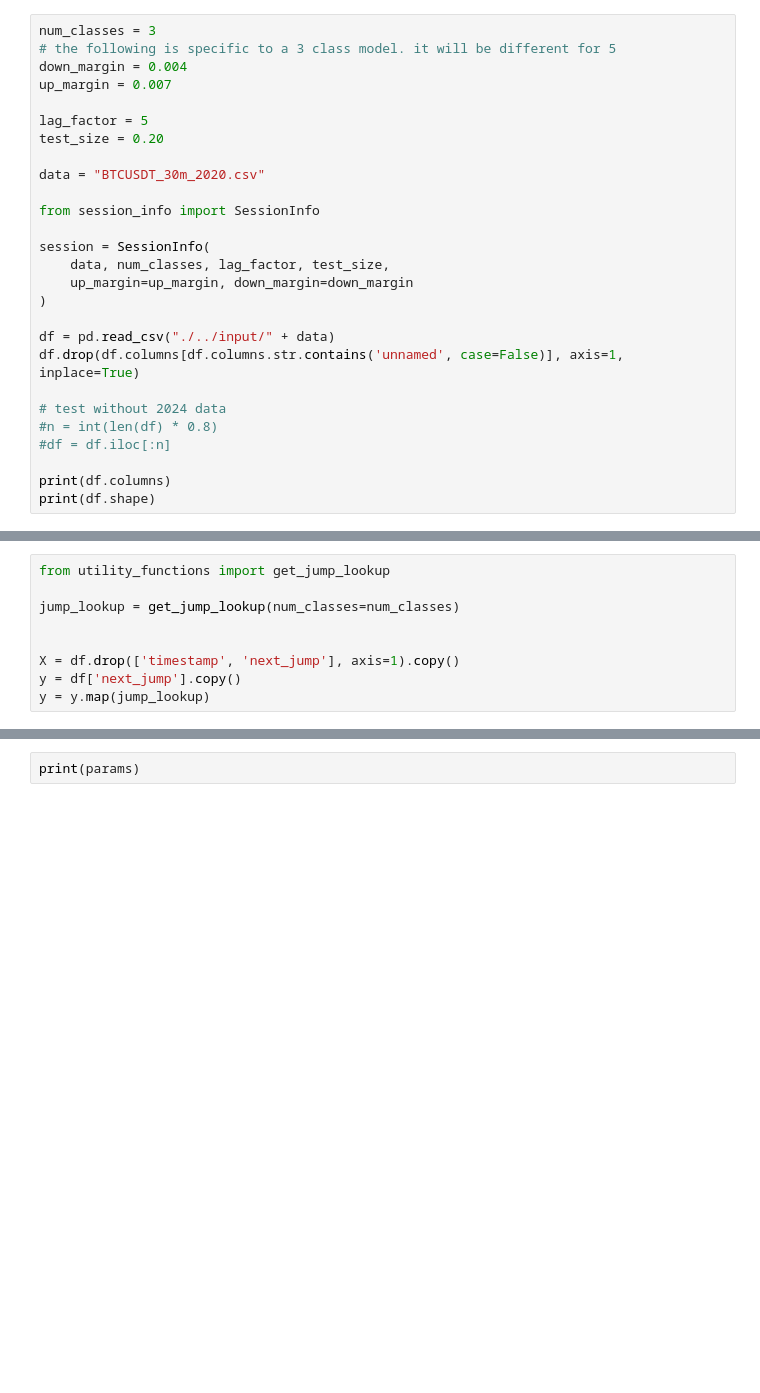
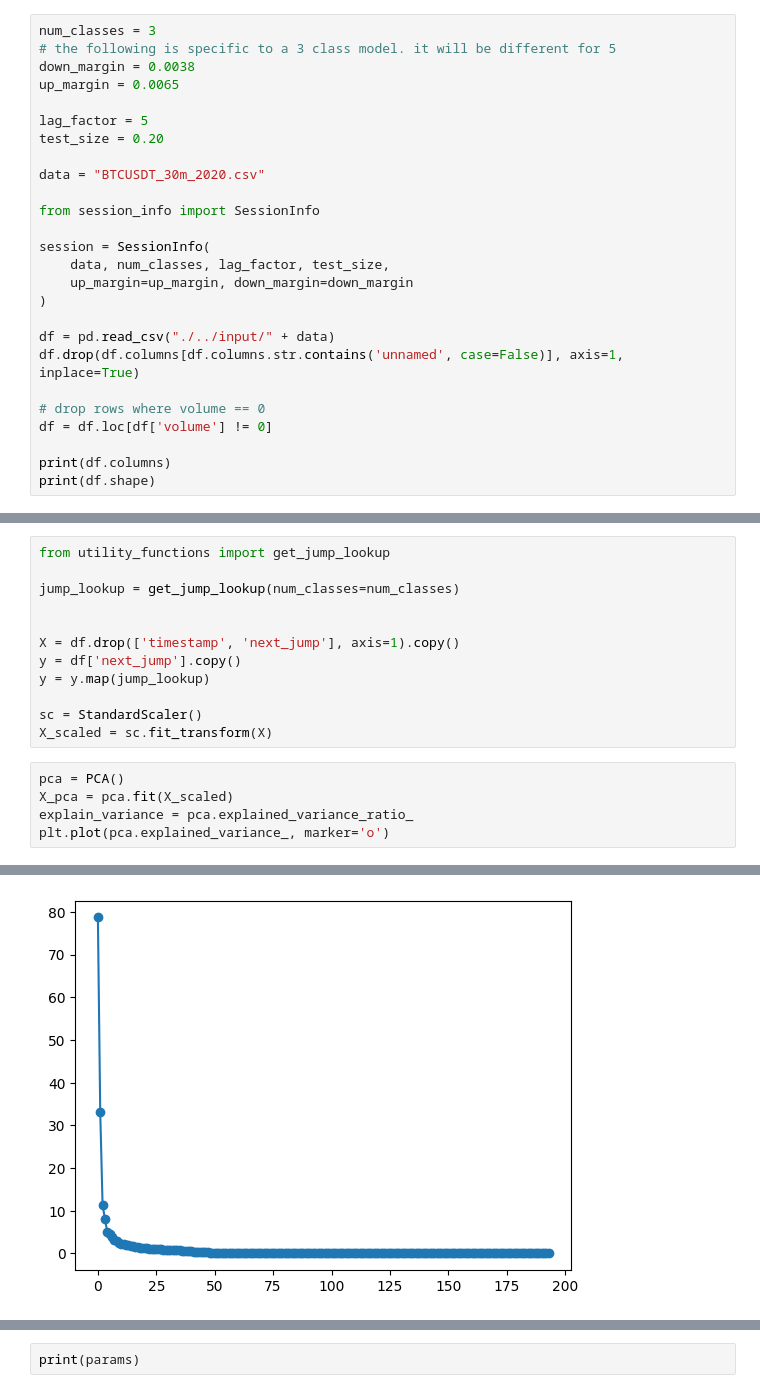
Before and after one commit to txuglassop/crypto_xgb, a Jupyter notebook: notebooks/btcusdt_30m.ipynb, the cells around one changed output, grey strips where cells are left out. Saved outputs shown, nothing was run; the diff lists cells and outputs as text; blank space fills up the shorter version.

```diff
--- a/notebooks/btcusdt_30m.ipynb
+++ b/notebooks/btcusdt_30m.ipynb
@@ -19,8 +23,8 @@ if str(src_path) not in sys.path:
 # %%
 num_classes = 3
 # the following is specific to a 3 class model. it will be different for 5
-down_margin = 0.004
-up_margin = 0.007
+down_margin = 0.0038
+up_margin = 0.0065
 
 lag_factor = 5
 test_size = 0.20
@@ -37,9 +41,8 @@ session = SessionInfo(
 df = pd.read_csv("./../input/" + data)
 df.drop(df.columns[df.columns.str.contains('unnamed', case=False)], axis=1, inplace=True)
 
-# test without 2024 data
-#n = int(len(df) * 0.8)
-#df = df.iloc[:n]
+# drop rows where volume == 0
+df = df.loc[df['volume'] != 0]
 
 print(df.columns)
 print(df.shape)
@@ -96,3 +98,12 @@ jump_lookup = get_jump_lookup(num_classes=num_classes)
 X = df.drop(['timestamp', 'next_jump'], axis=1).copy()
 y = df['next_jump'].copy()
 y = y.map(jump_lookup)
+
+sc = StandardScaler()
+X_scaled = sc.fit_transform(X)
+# %%
+pca = PCA()
+X_pca = pca.fit(X_scaled)
+explain_variance = pca.explained_variance_ratio_
+plt.plot(pca.explained_variance_, marker='o')
+# %% [output]
@@ -99,3 +111,4 @@ y = y.map(jump_lookup)
+[figure, added]
 # %%
 import optimise_xgb as oxgb
 reload(oxgb)
```
Also changed, not shown: parts of 5 cells of this notebook, 4 other files.
